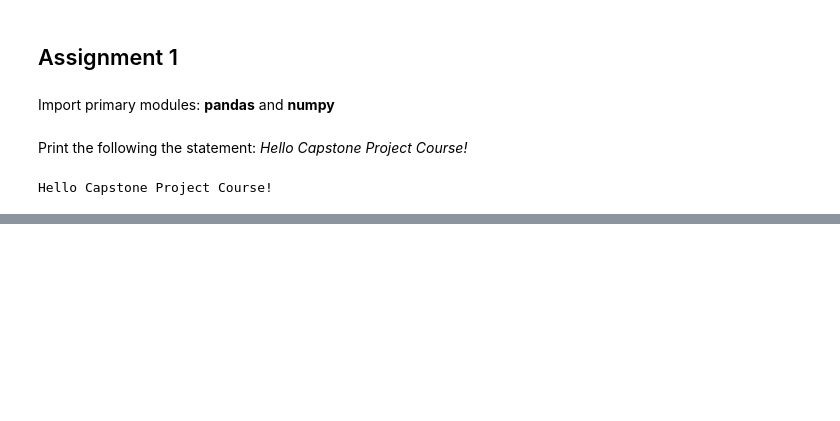
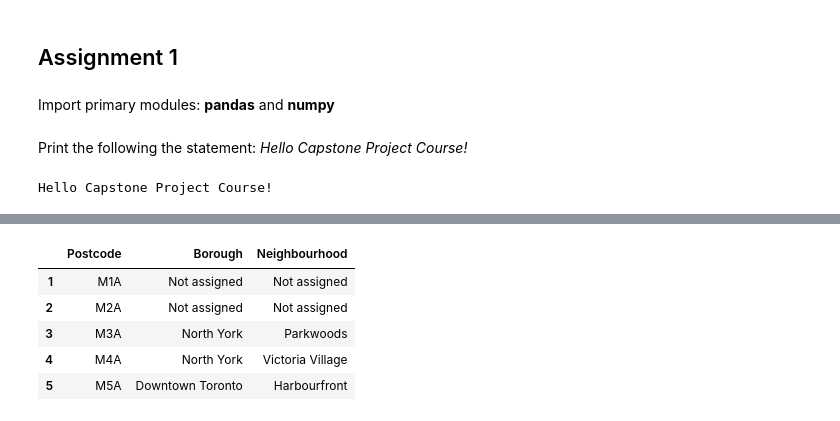
Before and after one commit to IrwanP/applied-data-science-capstone-2, a Jupyter notebook: Applied_Data_Science_Capstone_Assignment_1.ipynb, the cells around one changed output, grey strips where cells are left out. Cells and saved outputs as stored; diff of their text form; code cells hidden in the pictures; blank space fills up the shorter version.

```diff
--- a/Applied_Data_Science_Capstone_Assignment_1.ipynb
+++ b/Applied_Data_Science_Capstone_Assignment_1.ipynb
@@ -19,0 +40,13 @@ Hello Capstone Project Course!
+# %%
+# First, we assign the first row as column name
+header = PBN_table.iloc[0] # store header into a new variable
+PBN_table = PBN_table[1:] # remove the first row
+PBN_table.columns = header # assign header
+PBN_table.head()
+# %% [output]
+|  | Postcode | Borough | Neighbourhood |
+| 1 | M1A | Not assigned | Not assigned |
+| 2 | M2A | Not assigned | Not assigned |
+| 3 | M3A | North York | Parkwoods |
+| 4 | M4A | North York | Victoria Village |
+| 5 | M5A | Downtown Toronto | Harbourfront |
```
Also changed, not shown: parts of 16 cells of this notebook.
